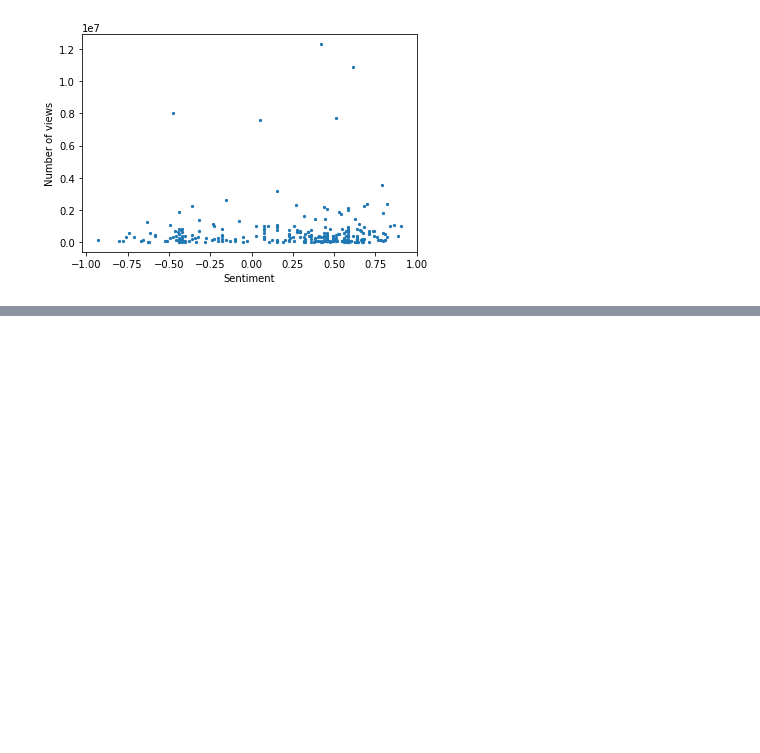
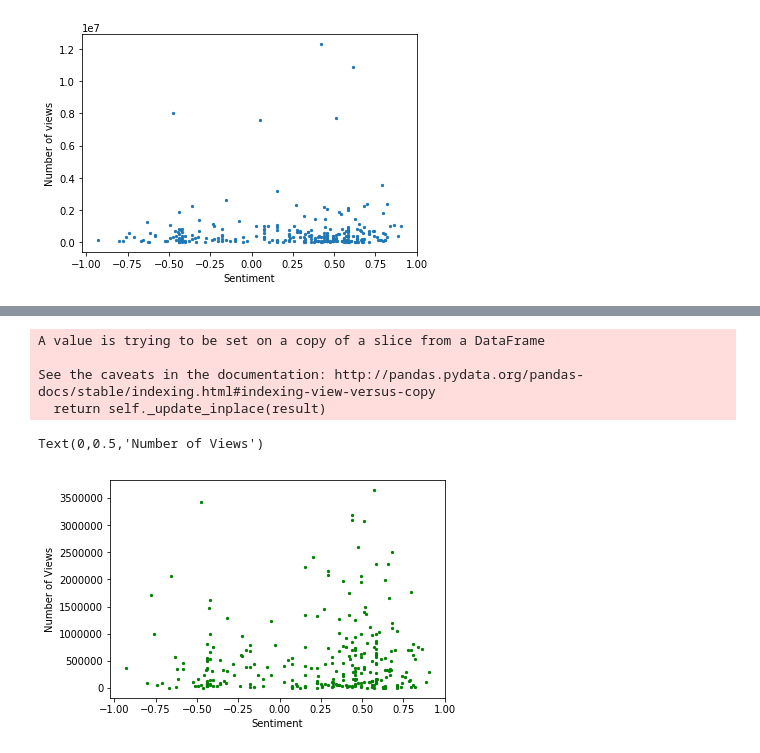
Before and after one commit to dtn058/FinalProject_group46, a Jupyter notebook: COGS108 Final project.ipynb, the cells around one changed output, grey strips where cells are left out. Drawn from its saved outputs; the diff is of its cells as text; code cells hidden in the pictures; blank space fills up the shorter version.

```diff
--- a/COGS108 Final project.ipynb
+++ b/COGS108 Final project.ipynb
@@ -150,0 +172,21 @@ Text(0,0.5,'Number of views')
+# %%
+views_sent_norm = []
+
+youtube_norm = youtube[youtube['views'] < 5_000_000]
+views = list(youtube_norm['views'])
+
+title_sentiment_norm, title_sentiment_ind_norm, zero_sentiment_norm = title_sentiments(youtube_norm)
+
+for i in title_sentiment_ind_norm:
+    views_sent_norm.append(views[i])
+
+plt.scatter(title_sentiment_norm, views_sent_norm, s=5, c='g')
+plt.xlabel('Sentiment')
+plt.ylabel('Number of Views')
+# %% [output]
+A value is trying to be set on a copy of a slice from a DataFrame
+
+See the caveats in the documentation: http://pandas.pydata.org/pandas-docs/stable/indexing.html#indexing-view-versus-copy
+  return self._update_inplace(result)
+Text(0,0.5,'Number of Views')
+[figure, added]
```
Also changed, not shown: parts of 10 cells of this notebook.
